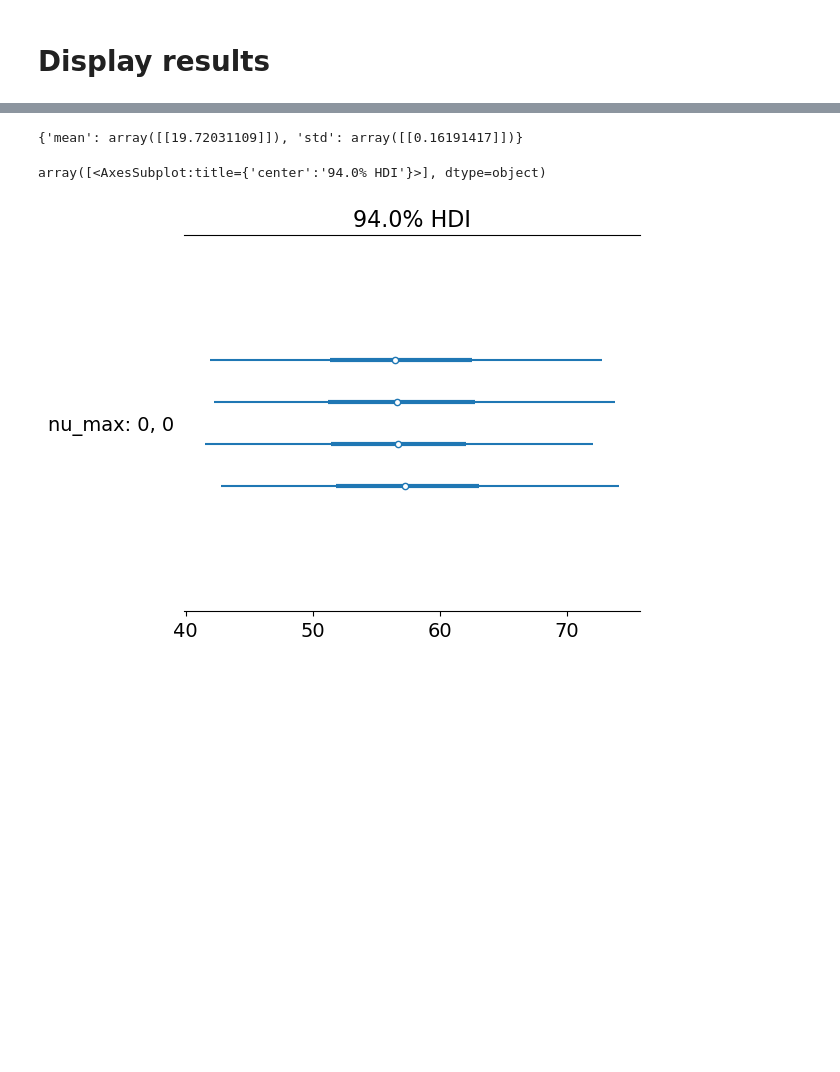
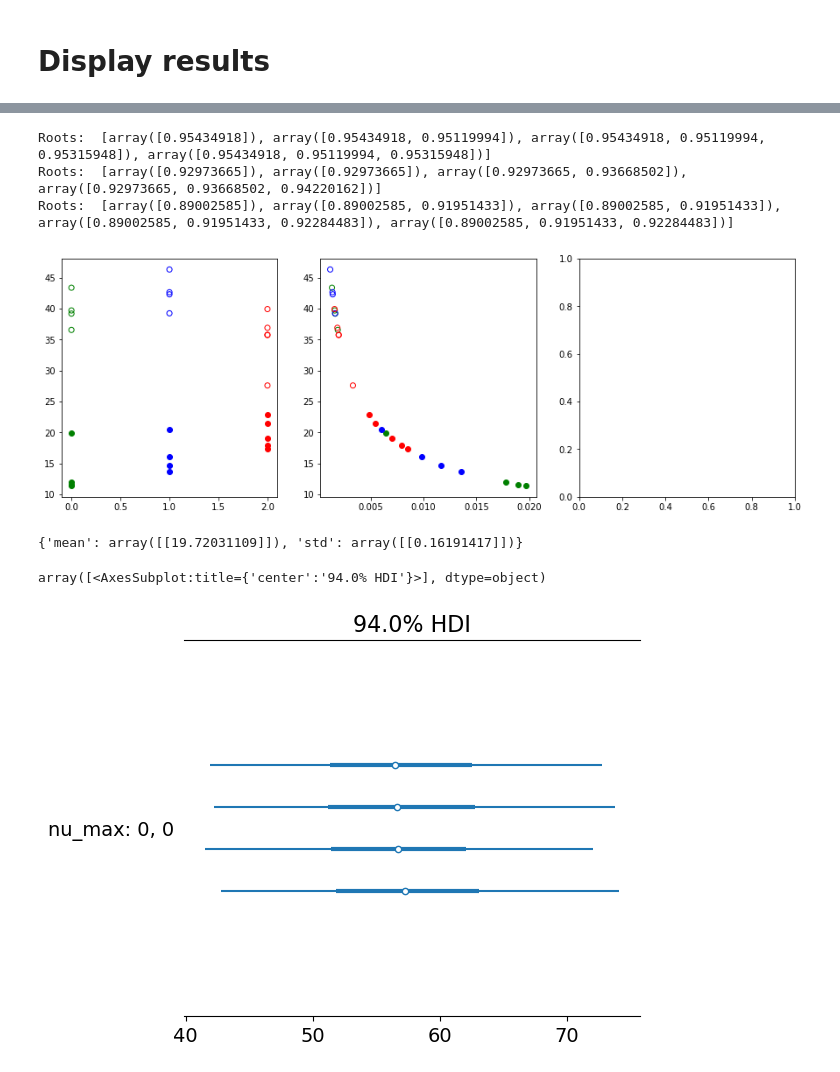
Before and after one commit to woxxel/DarkMatter, a Jupyter notebook: notebooks/spiking_data_analysis.ipynb, the cells around one changed output, grey strips where cells are left out. Drawn from its saved outputs; the diff is of its cells as text; code cells hidden in the pictures; blank space fills up the shorter version.

Commit message:
ran inference with individually inferred nu max

```diff
--- a/notebooks/spiking_data_analysis.ipynb
+++ b/notebooks/spiking_data_analysis.ipynb
@@ -104,7 +121,7 @@ def post_inference(mP,trace):
 
     return results
 
-#results = post_inference(mP,trace)
+results = post_inference(mP,trace)
 results_silent = post_inference(mP_withSilent,trace_silent)
 #results_Ca = post_inference(mP_Ca,trace_Ca)
 # %%
@@ -187,3 +248,36 @@ plt.show()
+# %%
+col = ['g','b','r']
+
+fig,ax = plt.subplots(1,3,figsize=(15,5))
+for i,t in enumerate(mP.types):
+    idx_type = mP.type==i
+
+    #nu_max = results_silent['nu_max']['mean'][idx_type]
+    tau_m = 0.01
+
+    ax[0].scatter(np.array([i]*len(fr[idx_type])).astype('float'),results['nu_max']['mean'][idx_type],color=col[i],facecolor='none',label=t)
+
+    ax[0].scatter(np.array([i]*len(fr[idx_type])).astype('float'),results_silent['nu_max']['mean'][idx_type],color=col[i],label=t)
+
+    tau_I = get_tau_I(results['nu_max']['mean'][idx_type],tau_m=tau_m)
+    ax[1].scatter(tau_I,results['nu_max']['mean'][idx_type],color=col[i],facecolor='none')
+    tau_I = get_tau_I(results_silent['nu_max']['mean'][idx_type],tau_m=tau_m)
+    ax[1].scatter(tau_I,results_silent['nu_max']['mean'][idx_type],color=col[i])
+
+    r = RootFinder(-1, 1, 0.1)
+    #args = (19,{'tau_A':0.005})
+    roots = [r.find(solve_nu_max, (np.squeeze(nu_m),{'tau_A':0.001})) for nu_m in results_silent['nu_max']['mean'][idx_type]]
+    #root = r.find(solve_nu_max, (40,{'tau_A':0.001}))
+    #roots = [root for root in roots if 0<root<1]
+    print("Roots: ", roots)
+    #print("Roots: ", root)
+
+plt.show()
+# %% [output]
+Roots:  [array([0.95434918]), array([0.95434918, 0.95119994]), array([0.95434918, 0.95119994, 0.95315948]), array([0.95434918, 0.95119994, 0.95315948])]
+Roots:  [array([0.92973665]), array([0.92973665]), array([0.92973665, 0.93668502]), array([0.92973665, 0.93668502, 0.94220162])]
+Roots:  [array([0.89002585]), array([0.89002585, 0.91951433]), array([0.89002585, 0.91951433]), array([0.89002585, 0.91951433, 0.92284483]), array([0.89002585, 0.91951433, 0.92284483])]
+[figure, added]
 # %%
 results_silent['nu_max']
 # %% [output]
```
Also changed, not shown: parts of 7 cells of this notebook, 4 other files.
